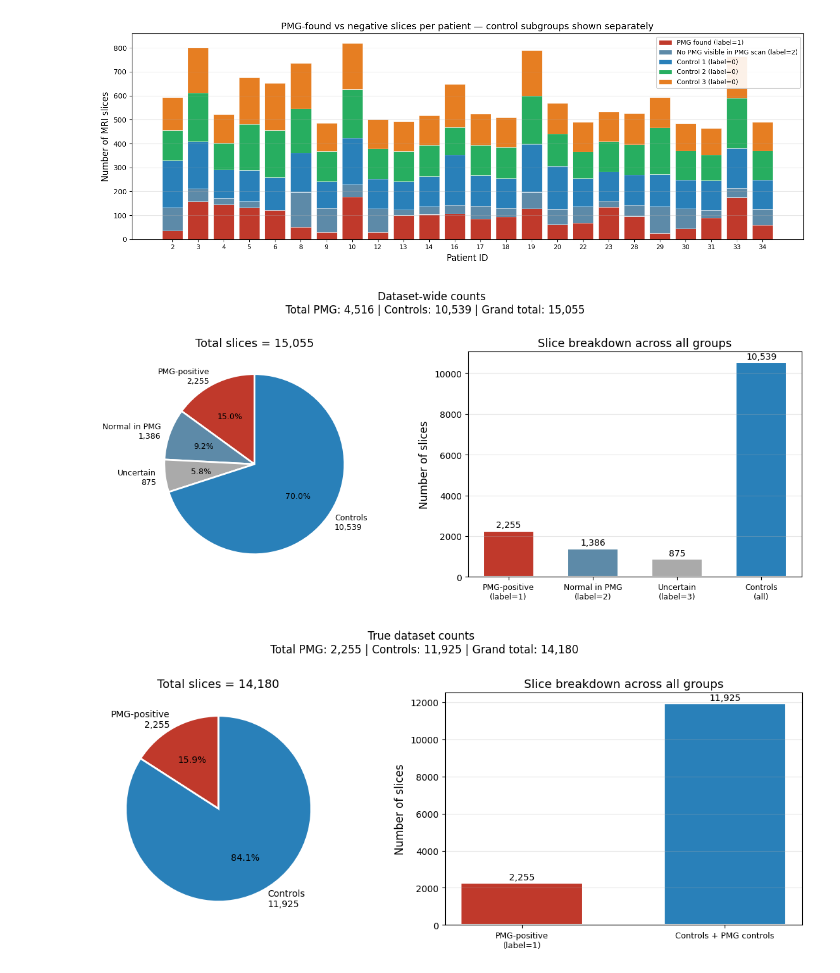
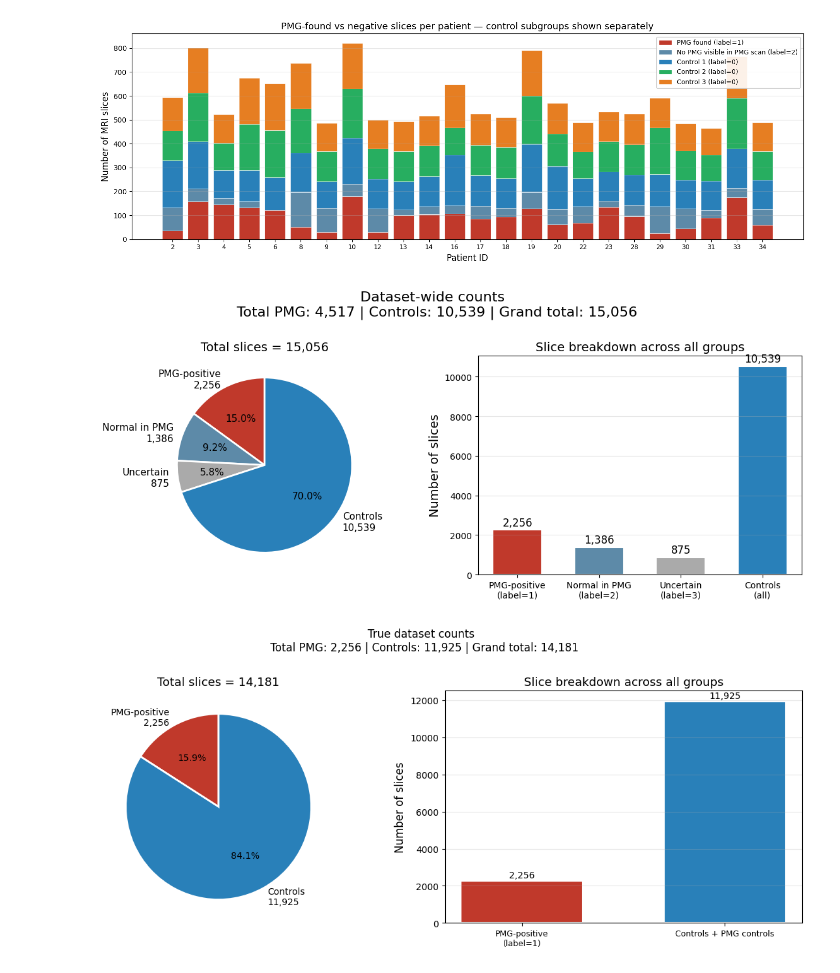
Before and after one commit to HolgeMax/PMG, a Jupyter notebook: notebooks/JPEG_exploration.ipynb, the cells around one changed output. Saved outputs shown, nothing was run; the diff lists cells and outputs as text; code cells hidden in the pictures.

```diff
--- a/notebooks/JPEG_exploration.ipynb
+++ b/notebooks/JPEG_exploration.ipynb
@@ -82,8 +82,10 @@ for patient in natsorted(os.listdir(PMG_DIR)):
     for fname in os.listdir(os.path.join(pt_path, sub)):
         if not fname.lower().endswith(".jpg"):
             continue
+        stem = os.path.splitext(fname)[0]
+        before_preprocessed = stem.split("_preprocessed_")[0]
         try:
-            lbl = int(fname.split(".")[0].split("_")[3])
+            lbl = int(before_preprocessed.split("_")[-1])
         except (IndexError, ValueError):
             continue
         _raw_pmg.append({"patient": int(patient), "label": lbl})
@@ -398,41 +400,41 @@ XTICKS4 = [
     "PMG-positive\n(label=1)",
     "Normal in PMG\n(label=2)",
     "Uncertain\n(label=3)",
     "Controls\n(all)",
 ]
 
 fig, axes = plt.subplots(1, 2, figsize=(12, 5))
 
 axes[0].pie(
     VALS4,
     labels=[f"{l}\n{v:,}" for l, v in zip(LABS4, VALS4)],
     colors=COLORS4,
     autopct="%1.1f%%",
     startangle=90,
-    textprops={"fontsize": 9},
+    textprops={"fontsize": 11},
     wedgeprops={"edgecolor": "white", "linewidth": 2},
 )
-axes[0].set_title(f"Total slices = {grand:,}", fontsize=13)
+axes[0].set_title(f"Total slices = {grand:,}", fontsize=14)
 
 for i, (val, color) in enumerate(zip(VALS4, COLORS4)):
     axes[1].bar(i, val, color=color, edgecolor="white", linewidth=1.5, width=0.6)
-    axes[1].text(i, val + 80, f"{val:,}", ha="center", va="bottom", fontsize=10)
+    axes[1].text(i, val + 80, f"{val:,}", ha="center", va="bottom", fontsize=12)
 axes[1].set_xticks(range(4))
-axes[1].set_xticklabels(XTICKS4, fontsize=9)
-axes[1].set_ylabel("Number of slices", fontsize=12)
-axes[1].set_title("Slice breakdown across all groups", fontsize=13)
+axes[1].set_xticklabels(XTICKS4, fontsize=10)
+axes[1].set_ylabel("Number of slices", fontsize=14)
+axes[1].set_title("Slice breakdown across all groups", fontsize=14)
 axes[1].grid(axis="y", alpha=0.3)
 
 plt.suptitle(
     f"Dataset-wide counts\n  Total PMG: {v_pos + v_neg + v_unc:,} | Controls: {v_ctrl:,} | Grand total: {grand:,}",
-    fontsize=12,
+    fontsize=16,
     y=1.01,
 )
 plt.tight_layout()
 plt.savefig("../results/plots/bar_pmg+controls.svg", dpi=150, bbox_inches="tight")
 plt.show()
 # %% [output]
-[figure, old version]
+[figure, new version]
 # %%
 # ── true_dist_bar_pmg+controls.svg
 # Binary pie + bar: PMG found vs Controls + No-PMG-visible (uncertain removed, n=14,181)
```
Also changed, not shown: parts of 5 cells of this notebook, 8 other files.
